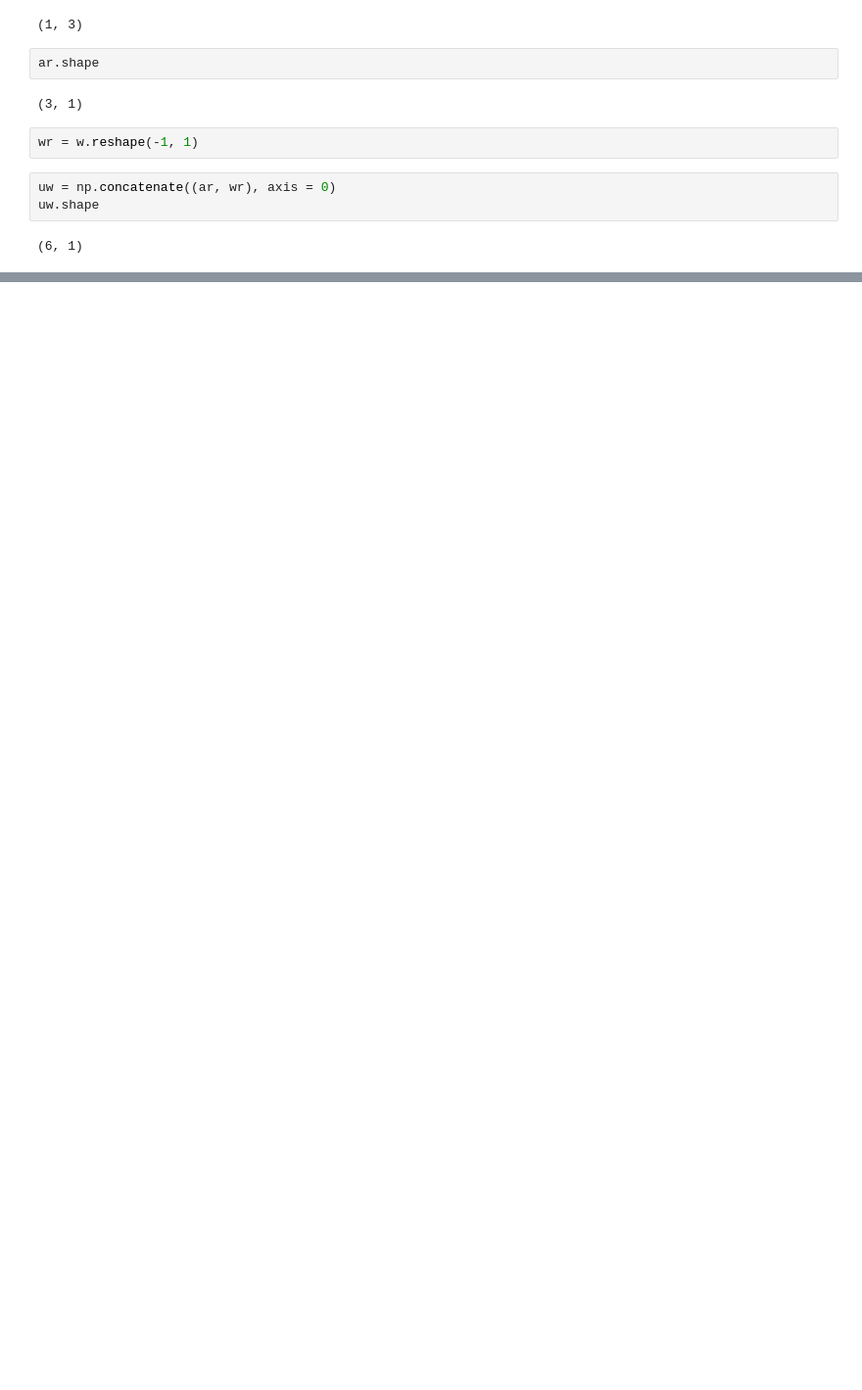
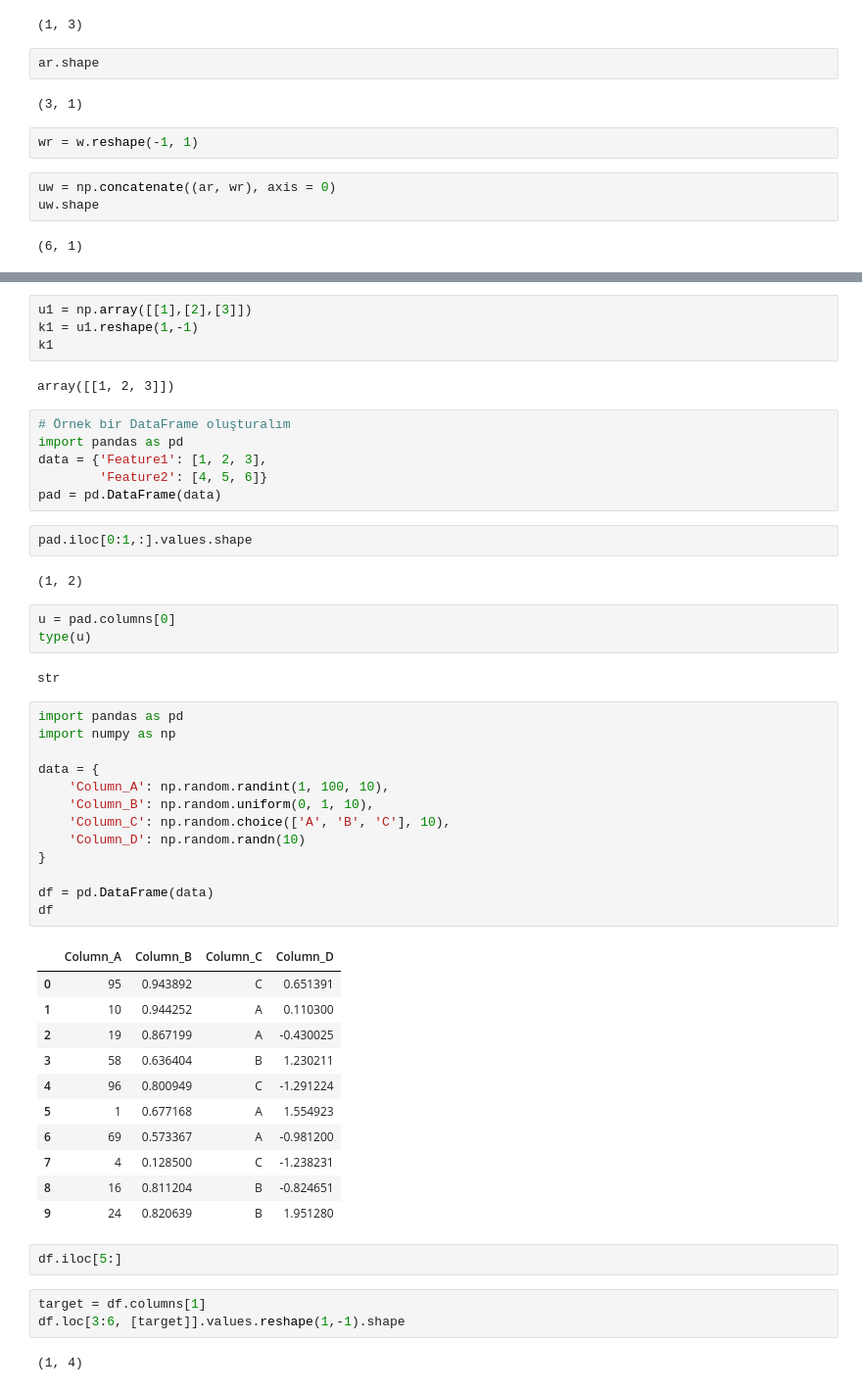
Before and after one commit to anilergan/AISMTB, a Jupyter notebook: worksheet.ipynb, the cells around one changed output, grey strips where cells are left out. Shown at 98% size. Cells and saved outputs as stored; diff of their text form; blank space fills up the shorter version.

```diff
--- a/worksheet.ipynb
+++ b/worksheet.ipynb
@@ -267,0 +275,53 @@ uw.shape
+# %%
+u1 = np.array([[1],[2],[3]])
+k1 = u1.reshape(1,-1)
+k1
+# %% [output]
+array([[1, 2, 3]])
+# %%
+# Örnek bir DataFrame oluşturalım
+import pandas as pd
+data = {'Feature1': [1, 2, 3],
+        'Feature2': [4, 5, 6]}
+pad = pd.DataFrame(data)
+# %%
+pad.iloc[0:1,:].values.shape
+# %% [output]
+(1, 2)
+# %%
+u = pad.columns[0]
+type(u)
+# %% [output]
+str
+# %%
+import pandas as pd
+import numpy as np
+
+data = {
+    'Column_A': np.random.randint(1, 100, 10),
+    'Column_B': np.random.uniform(0, 1, 10),
+    'Column_C': np.random.choice(['A', 'B', 'C'], 10),
+    'Column_D': np.random.randn(10)
+}
+
+df = pd.DataFrame(data)
+df
+# %% [output]
+|  | Column_A | Column_B | Column_C | Column_D |
+| 0 | 95 | 0.943892 | C | 0.651391 |
+| 1 | 10 | 0.944252 | A | 0.110300 |
+| 2 | 19 | 0.867199 | A | -0.430025 |
+| 3 | 58 | 0.636404 | B | 1.230211 |
+| 4 | 96 | 0.800949 | C | -1.291224 |
+| 5 | 1 | 0.677168 | A | 1.554923 |
+| 6 | 69 | 0.573367 | A | -0.981200 |
+| 7 | 4 | 0.128500 | C | -1.238231 |
+| 8 | 16 | 0.811204 | B | -0.824651 |
+| 9 | 24 | 0.820639 | B | 1.951280 |
+# %%
+df.iloc[5:]
+# %%
+target = df.columns[1]
+df.loc[3:6, [target]].values.reshape(1,-1).shape
+# %% [output]
+(1, 4)
```
Also changed, not shown: parts of 6 cells of this notebook, 4 other files.
